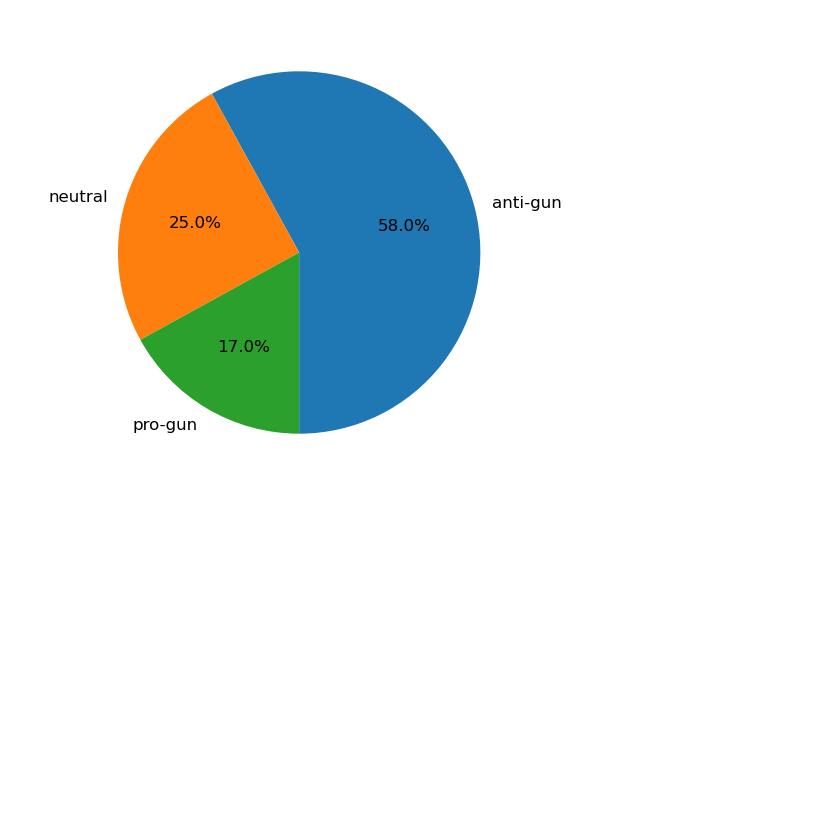
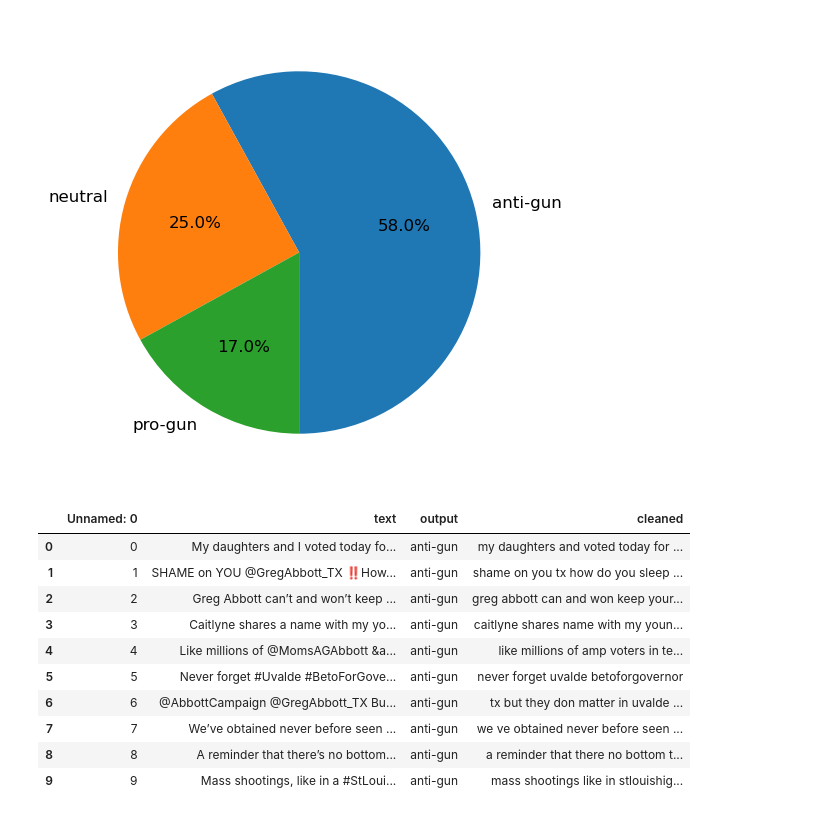
Before and after one commit to mrmarken/sentiment_analysis_fproject, a Jupyter notebook: contributors/keerti/ML_Model.ipynb, the cells around one changed output. Cells and saved outputs as stored; diff of their text form; code cells hidden in the pictures; blank space fills up the shorter version.

Commit message:
Clean database to remove unnnecessary data

```diff
--- a/contributors/keerti/ML_Model.ipynb
+++ b/contributors/keerti/ML_Model.ipynb
@@ -95,3 +95,46 @@ sentiment_counts.plot.pie(ax=ax, autopct='%1.1f%%', startangle=270, fontsize=12,
 # %% [output]
 <AxesSubplot:>
 [figure]
+# %%
+# Function to clean the database
+def preprocess_tweet(tweet):
+    '''Cleans text data up, leaving only 2 or more char long non-stepwords composed of A-Z & a-z only
+    in lowercase'''
+
+    tweet = tweet.lower()
+
+    # Remove RT
+    sentence = re.sub('RT @\w+: '," ", tweet)
+
+    # Remove special characters
+    tweet = re.sub("(@[A-Za-z0-9]+)|([^0-9A-Za-z \t])|(\w+:\/\/\S+)"," ", tweet)
+
+    # Single character removal
+    tweet = re.sub(r"\s+[a-zA-Z]\s+", ' ', tweet)  # When we remove apostrophe from the word "Mark's", the apostrophe is replaced by an empty space. Hence, we are left with single character "s" that we are removing here.
+
+    # Remove multiple spaces
+    tweet = re.sub(r'\s+', ' ', tweet)  # Next, we remove all the single characters and replace it by a space which creates multiple spaces in our text. Finally, we remove the multiple spaces from our text as well.
+
+    return tweet
+# %%
+# Save cleaned tweets in new cleaned column
+cleaned_tweets = []
+
+for tweet in twitter_df['text']:
+  cleaned_tweet = preprocess_tweet(tweet)
+  cleaned_tweets.append(cleaned_tweet)
+
+twitter_df['cleaned'] = pd.DataFrame(cleaned_tweets)
+twitter_df.head(10)
+# %% [output]
+|  | Unnamed: 0 | text | output | cleaned |
+| 0 | 0 | My daughters and I voted today fo... | anti-gun | my daughters and voted today for ... |
+| 1 | 1 | SHAME on YOU @GregAbbott_TX ‼️How... | anti-gun | shame on you tx how do you sleep ... |
+| 2 | 2 | Greg Abbott can’t and won’t keep ... | anti-gun | greg abbott can and won keep your... |
+| 3 | 3 | Caitlyne shares a name with my yo... | anti-gun | caitlyne shares name with my youn... |
+| 4 | 4 | Like millions of @MomsAGAbbott &a... | anti-gun | like millions of amp voters in te... |
+| 5 | 5 | Never forget #Uvalde #BetoForGove... | anti-gun | never forget uvalde betoforgovernor |
+| 6 | 6 | @AbbottCampaign @GregAbbott_TX Bu... | anti-gun | tx but they don matter in uvalde ... |
+| 7 | 7 | We’ve obtained never before seen ... | anti-gun | we ve obtained never before seen ... |
+| 8 | 8 | A reminder that there’s no bottom... | anti-gun | a reminder that there no bottom t... |
+| 9 | 9 | Mass shootings, like in a #StLoui... | anti-gun | mass shootings like in stlouishig... |
```
Also changed, not shown: parts of 5 cells of this notebook.
